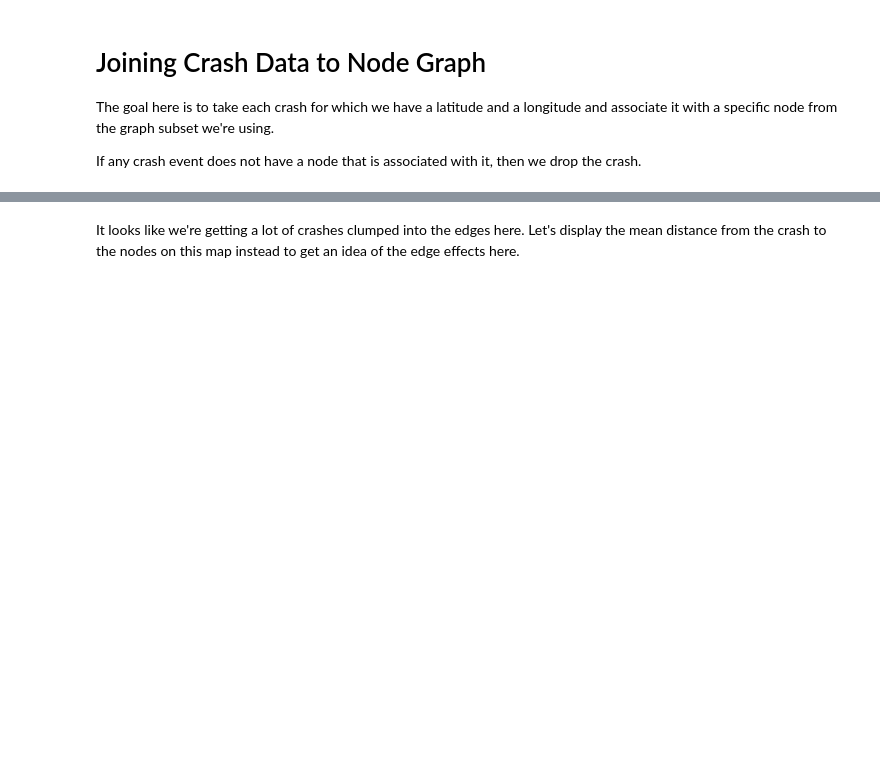
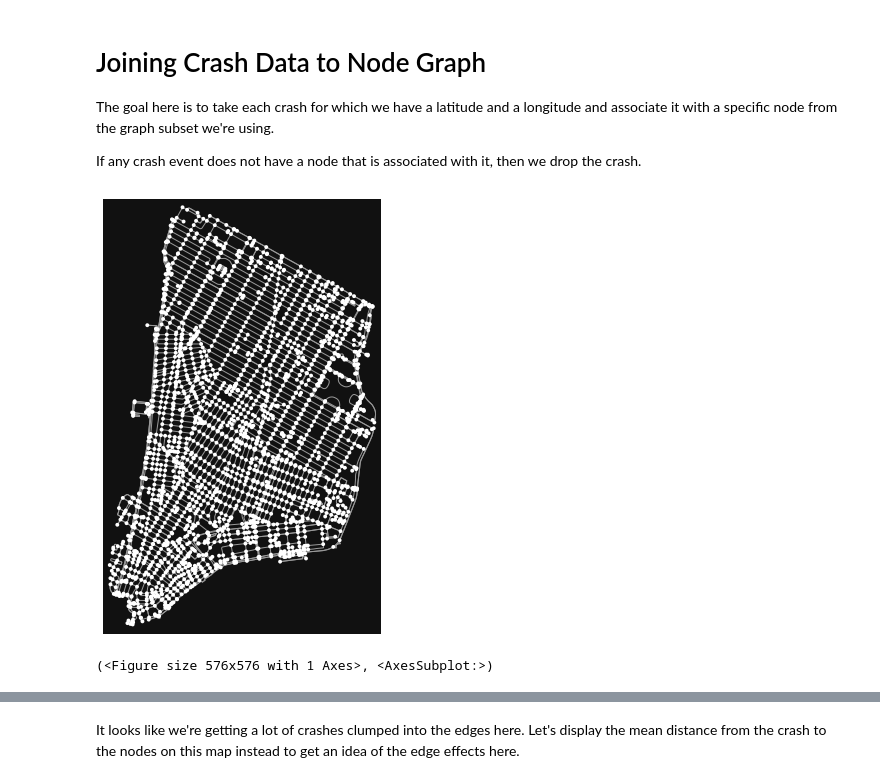
Before and after one commit to clyman23/spoke, a Jupyter notebook: notebooks/maxdumas/03_joining-crash-data-to-graph.ipynb, the cells around one changed output, grey strips where cells are left out. Cells and saved outputs as stored; diff of their text form; code cells hidden in the pictures; blank space fills up the shorter version.

```diff
--- a/notebooks/maxdumas/03_joining-crash-data-to-graph.ipynb
+++ b/notebooks/maxdumas/03_joining-crash-data-to-graph.ipynb
@@ -10,7 +11,11 @@ The goal here is to take each crash for which we have a latitude and a longitude
 If any crash event does not have a node that is associated with it, then we drop the crash.
 # %%
 # We load the graph whose nodes we intend to use:
-G = ox.graph_from_address("420 East 73rd Street, New York, New York 10021", network_type="bike")
+G = ox.io.load_graphml('../../data/mnh_below_34th.graphml')
+ox.plot_graph(G)
+# %% [output]
+[figure, added]
+(<Figure size 576x576 with 1 Axes>, <AxesSubplot:>)
 # %%
 crash_df = pd.read_csv('../../data/crash_data_normalized.csv')
 # %%
```
Also changed, not shown: parts of 7 cells of this notebook, 3 other files.
